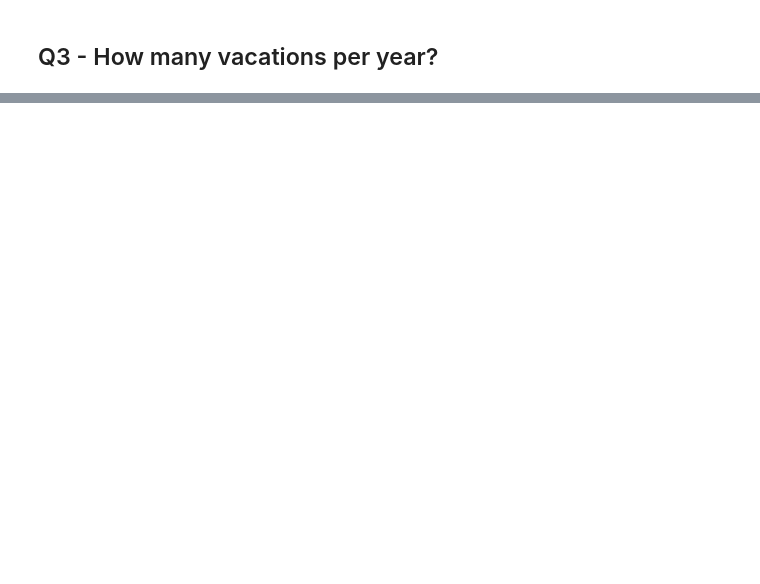
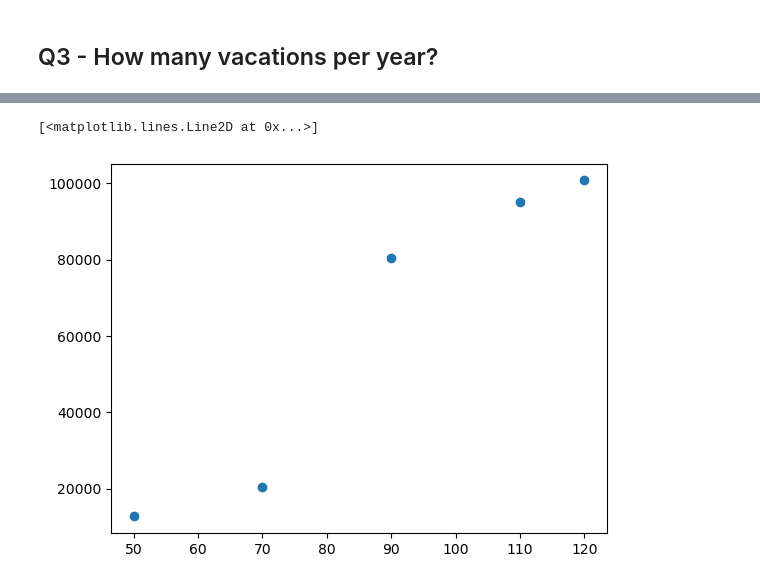
Before and after one commit to zsavery/gb_data_science, a Jupyter notebook: Lab/lab_02.ipynb, the cells around one changed output, grey strips where cells are left out. Drawn from its saved outputs; the diff is of its cells as text; code cells hidden in the pictures; blank space fills up the shorter version.

```diff
--- a/Lab/lab_02.ipynb
+++ b/Lab/lab_02.ipynb
@@ -61,2 +62,10 @@ plt.show()
 # %%
 murders = [120, 90, 110, 50, 70]
+icecream_sales = [100_750, 80_423, 95_120, 12_696, 20_345]
+
+fig, ax = plt.subplots()
+
+ax.plot(murders, icecream_sales, 'o')
+# %% [output]
+[<matplotlib.lines.Line2D at 0x...>]
+[figure, added]
```
Also changed, not shown: parts of 8 cells of this notebook, 5 other files.
